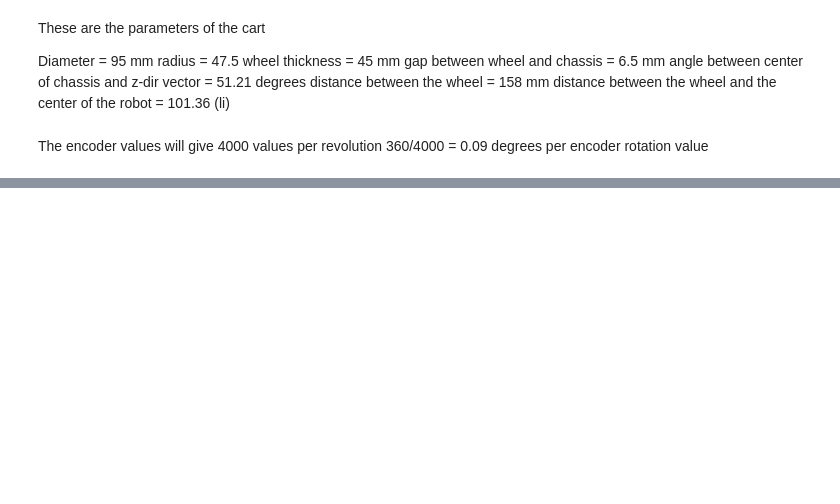
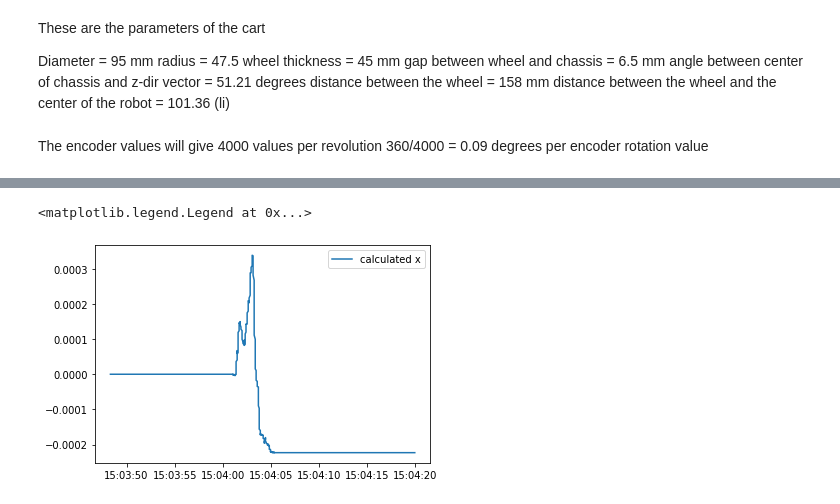
Before and after one commit to SujithChristopher/MIRA, a Jupyter notebook: nano_imu/mecanum_wheel/ipy_notebooks/wheels_vs_mc_realvalues_3.ipynb, the cells around one changed output, grey strips where cells are left out. Drawn from its saved outputs; the diff is of its cells as text; code cells hidden in the pictures; blank space fills up the shorter version.

```diff
--- a/nano_imu/mecanum_wheel/ipy_notebooks/wheels_vs_mc_realvalues_3.ipynb
+++ b/nano_imu/mecanum_wheel/ipy_notebooks/wheels_vs_mc_realvalues_3.ipynb
@@ -185,8 +227,8 @@ a4 = -3*np.pi/4
 # %%
-t = (-1/radius)*np.array([[np.cos(b1 - g1)/ np.sin(g1), np.sin(b1 - g1)/np.sin(g1), 101.36 * np.sin(b1 - g1 - a1)/np.sin(g1)],
-                         [np.cos(b2 - g2)/ np.sin(g2), np.sin(b2 - g2)/np.sin(g2), 101.36 * np.sin(b2 - g2 - a2)/np.sin(g2)],
-                         [np.cos(b3 - g3)/ np.sin(g3), np.sin(b3 - g3)/np.sin(g3), 101.36 * np.sin(b3 - g3 - a3)/np.sin(g3)],
-                         [np.cos(b4 - g4)/ np.sin(g4), np.sin(b4 - g4)/np.sin(g4), 101.36 * np.sin(b4 - g4 - a4)/np.sin(g4)]]
+t = (-1/radius)*np.array([[np.cos(b1 - g1)/ np.sin(g1), np.sin(b1 - g1)/np.sin(g1), li * np.sin(b1 - g1 - a1)/np.sin(g1)],
+                         [np.cos(b2 - g2)/ np.sin(g2), np.sin(b2 - g2)/np.sin(g2), li * np.sin(b2 - g2 - a2)/np.sin(g2)],
+                         [np.cos(b3 - g3)/ np.sin(g3), np.sin(b3 - g3)/np.sin(g3), li * np.sin(b3 - g3 - a3)/np.sin(g3)],
+                         [np.cos(b4 - g4)/ np.sin(g4), np.sin(b4 - g4)/np.sin(g4), li * np.sin(b4 - g4 - a4)/np.sin(g4)]]
                          )
 t
 pseudo_t = np.linalg.pinv(t)
@@ -207,9 +263,9 @@ cart_df[["cal_vx", "cal_vy", "cal_w"]] = _val
 # %%
 """finding vx, vy, w"""
 
-cart_df["vx"] = (cart_df["av_fr"] + cart_df["av_fl"] + cart_df["av_rl"] + cart_df["av_rr"])*(radius/4)
-cart_df["vy"] = (- cart_df["av_fr"] + cart_df["av_fl"] + cart_df["av_rl"] - cart_df["av_rr"])*(radius/4)
-cart_df["w"] = (- cart_df["av_fr"] + cart_df["av_fl"] - cart_df["av_rl"] + cart_df["av_rr"])*(radius/(4*(lx + ly)))
+cart_df["vx"] = (cart_df["av_fl"] + cart_df["av_fr"] + cart_df["av_rl"] + cart_df["av_rr"])*(radius/4)
+cart_df["vy"] = (- cart_df["av_fl"] + cart_df["av_fr"] + cart_df["av_rl"] - cart_df["av_rr"])*(radius/4)
+cart_df["w"] = (- cart_df["av_fl"] + cart_df["av_fr"] - cart_df["av_rl"] + cart_df["av_rr"])*(radius/(4*(lx + ly)))
 # %%
 """calculating displacement
 s=(1/2)* (v+u)t
@@ -225,11 +281,11 @@ xf_disp = 0
 yf_disp = 0
 for i in range(len(cart_df["vx"])):
     if i == 0:
-        _xval.append((cart_df["vx"].iloc[i] + cart_df["vx"].iloc[0])*0.01)
-        _yval.append(*(cart_df["vy"].iloc[i] + cart_df["vy"].iloc[0])*0.01)
+        _xval.append(0)
+        _yval.append(0)
     else:
-        x_disp = (cart_df["vx"].iloc[i] + cart_df["vx"].iloc[i-1])*0.01
-        y_disp = (cart_df["vy"].iloc[i] + cart_df["vy"].iloc[i-1])*0.01
+        x_disp = 0.5*(cart_df["vx"].iloc[i] + cart_df["vx"].iloc[i-1])*0.01
+        y_disp = 0.5*(cart_df["vy"].iloc[i] + cart_df["vy"].iloc[i-1])*0.01
         # print(x_disp)
         xf_disp = xf_disp+x_disp
         yf_disp = yf_disp+yf_disp
@@ -248,11 +304,11 @@ xf_disp = 0
 yf_disp = 0
 for i in range(len(cart_df["vx"])):
     if i == 0:
-        _xval.append(0.5*(cart_df["cal_vx"].iloc[i] + cart_df["cal_vx"].iloc[0])*10)
-        _yval.append(0.5*(cart_df["cal_vy"].iloc[i] + cart_df["cal_vy"].iloc[0])*10)
+        _xval.append(0)
+        _yval.append(0)
     else:
-        x_disp = 0.5*(cart_df["cal_vx"].iloc[i] + cart_df["cal_vx"].iloc[i-1])*10
-        y_disp = 0.5*(cart_df["cal_vy"].iloc[i] + cart_df["cal_vy"].iloc[i-1])*10
+        x_disp = 0.5*(cart_df["cal_vx"].iloc[i] + cart_df["cal_vx"].iloc[i-1])*0.01
+        y_disp = 0.5*(cart_df["cal_vy"].iloc[i] + cart_df["cal_vy"].iloc[i-1])*0.01
         # print(x_disp)
         xf_disp = xf_disp+x_disp
         yf_disp = yf_disp+yf_disp
@@ -262,8 +318,11 @@ for i in range(len(cart_df["vx"])):
 cart_df["cal_x"] = _xval
 cart_df["cal_y"] = _yval
 # %%
-plt.plot(cart_df["sys_time"], cart_df["cal_x"], label = "vx")
-plt.plot(cart_df["sys_time"],cart_df["cal_y"], label = "vy")
-plt.plot(cart_df["sys_time"], cart_df["x_val"], label = "idal x")
+# plt.plot(cart_df["sys_time"], cart_df["x_val"], label = "ideal x")
+plt.plot(cart_df["sys_time"],cart_df["cal_x"], label = "calculated x")
+# plt.plot(cart_df["sys_time"], cart_df["x_val"], label = "idal x")
 plt.legend()
+# %% [output]
+<matplotlib.legend.Legend at 0x...>
+[figure, added]
 # %%
```
Also changed, not shown: parts of 17 cells of this notebook, 1 other file.
